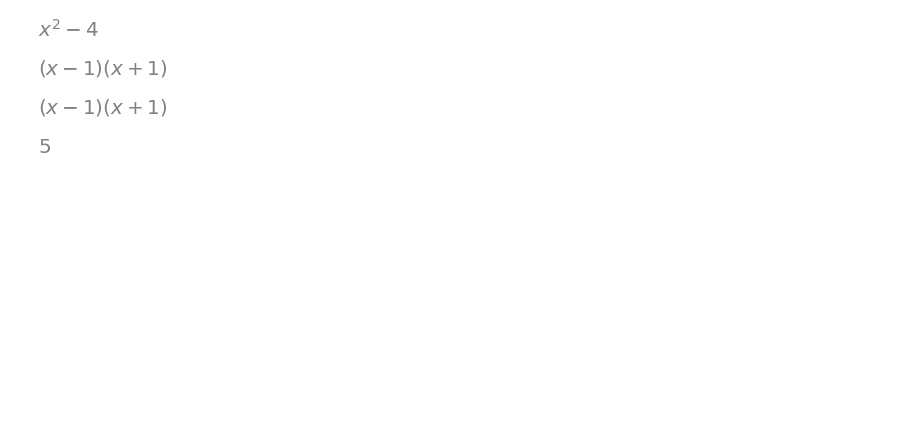
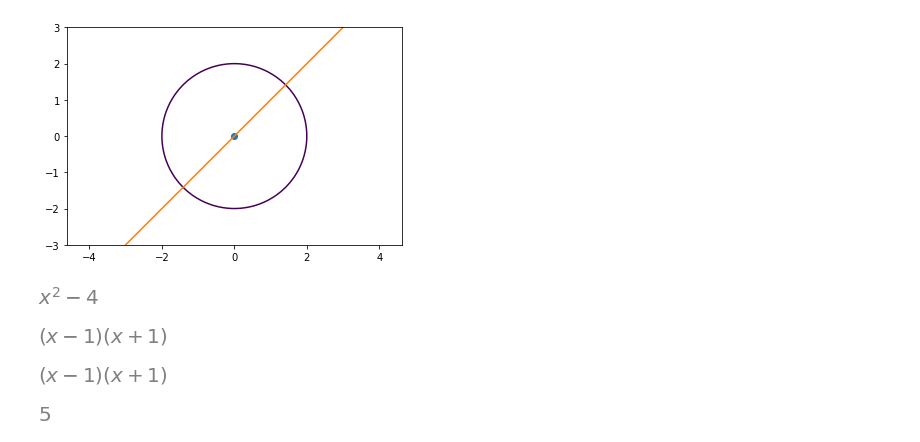
Before and after one commit to crdguez/taller_de_funciones, a Jupyter notebook: pruebas_borrar.ipynb, the cells around one changed output. Cells and saved outputs as stored; diff of their text form; code cells hidden in the pictures; blank space fills up the shorter version.

```diff
--- a/pruebas_borrar.ipynb
+++ b/pruebas_borrar.ipynb
@@ -14,3 +36,16 @@ plot_implicit(Eq(y,0*x-4),x_var=x)
+# %%
+import matplotlib.pyplot as plt
+import numpy as np
+
+fig, ax = plt.subplots(1,1)
+xx,yy = np.linspace(-3,3), np.linspace(-3,3)
+x,y = np.meshgrid(xx,yy)
+ax.contour(x, y, (x**2+y**2-4), [0]);
+ax.plot([0],[0],"o")
+ax.plot(xx,yy)
+ax.set_aspect('equal','datalim')
+# %% [output]
+[figure, added]
 # %%
 a=1
 parse_latex('ax^2-4').subs('a',a)
```
Also changed, not shown: parts of 6 cells of this notebook, 1 other file.
